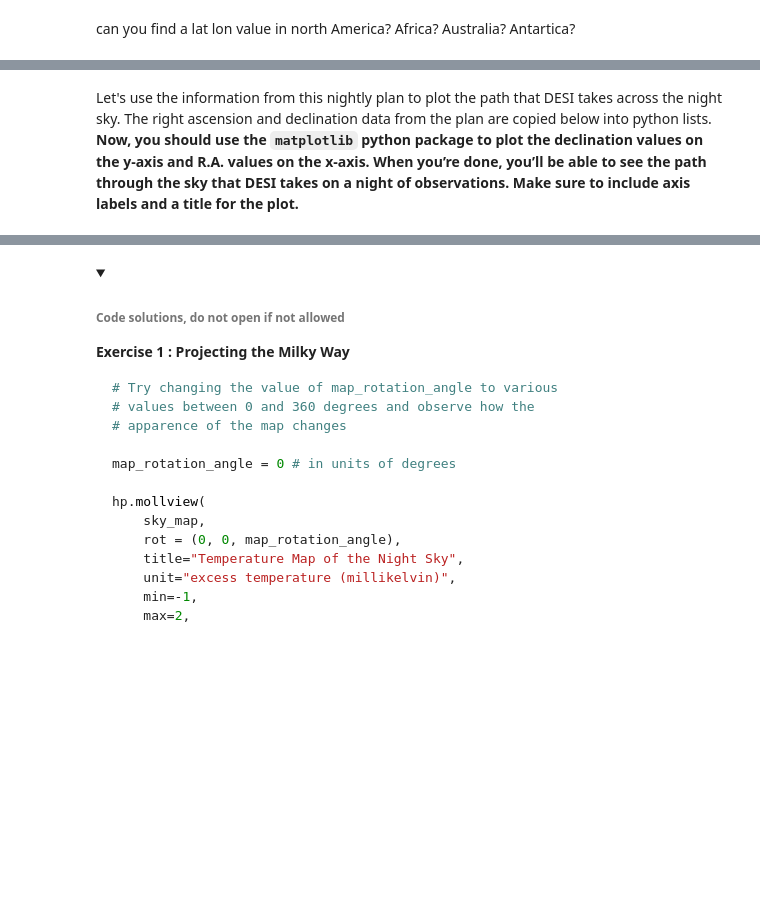
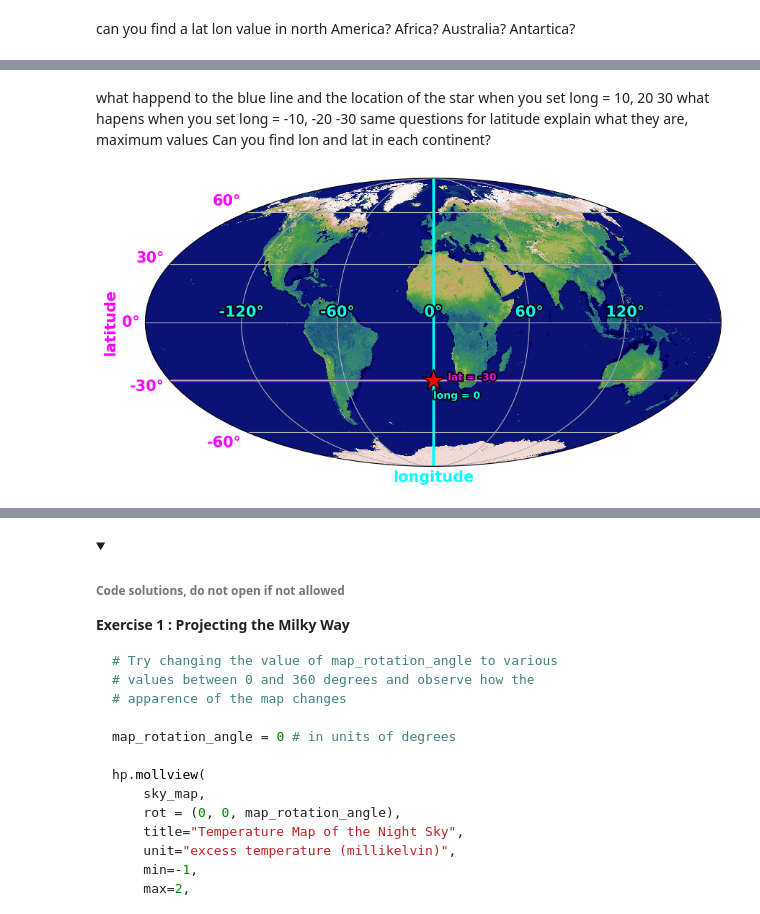
Before and after one commit to DESIHIGH/desihigh, a Jupyter notebook: notebooks/English/exercises/MappingTheEarth.ipynb, the cells around one changed output, grey strips where cells are left out. Drawn from its saved outputs; the diff is of its cells as text; code cells hidden in the pictures; folded sections open; blank space fills up the shorter version.

```diff
--- a/notebooks/English/exercises/MappingTheEarth.ipynb
+++ b/notebooks/English/exercises/MappingTheEarth.ipynb
@@ -195,2 +126,0 @@ local   lst   cond  tile    ra   dec    program   x fac  tot  split refft
-# %% [markdown]
-Let's use the information from this nightly plan to plot the path that DESI takes across the night sky. The right ascension and declination data from the plan are copied below into python lists. **Now, you should use the `matplotlib` python package to plot the declination values on the y-axis and R.A. values on the x-axis. When you’re done, you’ll be able to see the path through the sky that DESI takes on a night of observations. Make sure to include axis labels and a title for the plot.**
@@ -223,0 +410,13 @@ plt.gca().xaxis.set_major_formatter(ticker.FuncFormatter(angle_degrees_formatter
+# %% [markdown]
+what happend to the blue line and the location of the star when you set long = 10, 20 30
+what hapens when you set long = -10, -20 -30
+same questions for latitude
+explain what they are, maximum values
+Can you find lon and lat in each continent?
+# %%
+longitude = 0
+latitude = -30
+
+plot_earth_map(earth_map, longitude, latitude)
+# %% [output]
+[figure, added]
```
Also changed, not shown: parts of 32 cells of this notebook.
